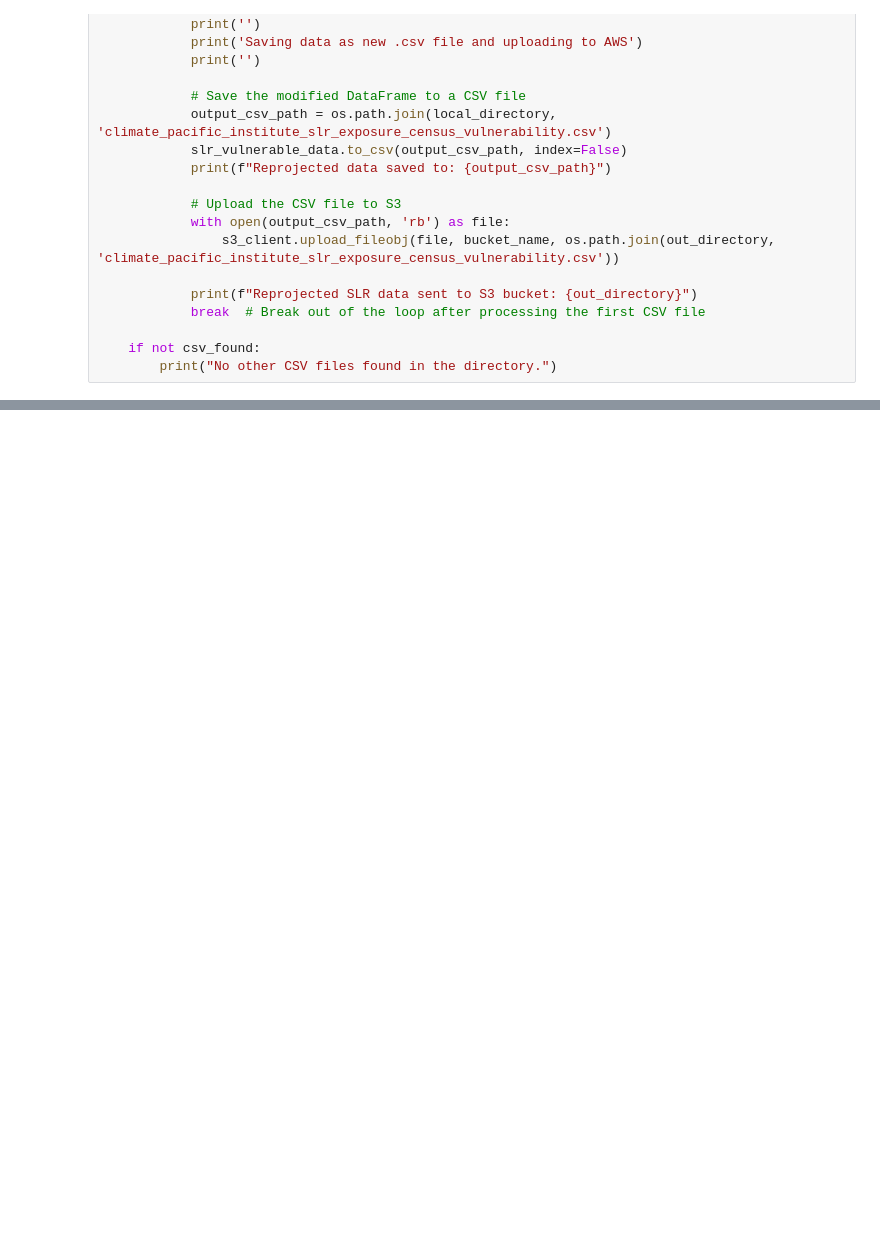
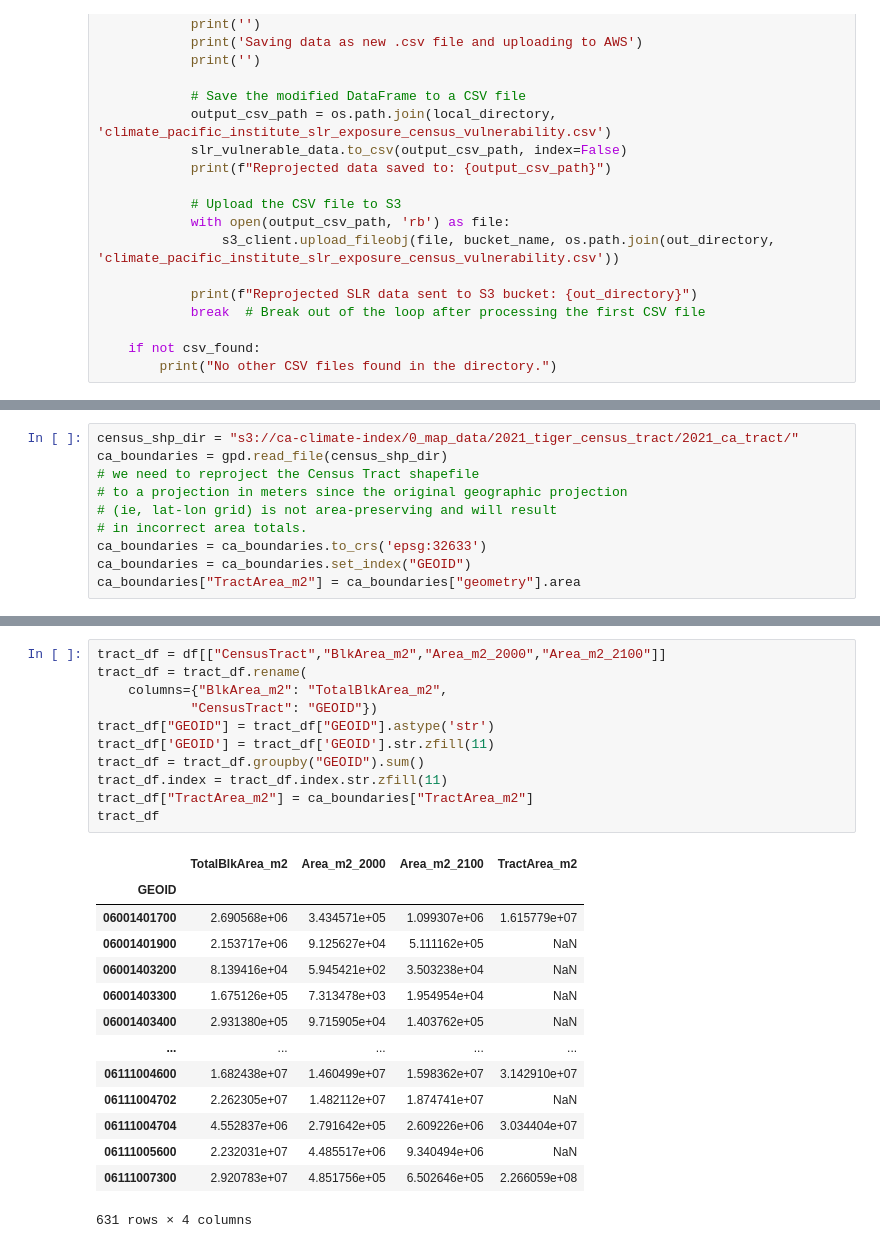
Before and after one commit to Eagle-Rock-Analytics/carb-climate-index, a Jupyter notebook: scripts/data_reproject/pacific_institute_slr_tract.ipynb, the cells around one changed output, grey strips where cells are left out. Drawn from its saved outputs; the diff is of its cells as text; blank space fills up the shorter version.

```diff
--- a/scripts/data_reproject/pacific_institute_slr_tract.ipynb
+++ b/scripts/data_reproject/pacific_institute_slr_tract.ipynb
@@ -101,0 +105,10 @@ No CSV file found in the directory.
+# %%
+census_shp_dir = "s3://ca-climate-index/0_map_data/2021_tiger_census_tract/2021_ca_tract/"
+ca_boundaries = gpd.read_file(census_shp_dir)
+# we need to reproject the Census Tract shapefile
+# to a projection in meters since the original geographic projection
+# (ie, lat-lon grid) is not area-preserving and will result
+# in incorrect area totals.
+ca_boundaries = ca_boundaries.to_crs('epsg:32633')
+ca_boundaries = ca_boundaries.set_index("GEOID")
+ca_boundaries["TractArea_m2"] = ca_boundaries["geometry"].area
@@ -101,0 +134,26 @@ No CSV file found in the directory.
+# %%
+tract_df = df[["CensusTract","BlkArea_m2","Area_m2_2000","Area_m2_2100"]]
+tract_df = tract_df.rename(
+    columns={"BlkArea_m2": "TotalBlkArea_m2",
+            "CensusTract": "GEOID"})
+tract_df["GEOID"] = tract_df["GEOID"].astype('str')
+tract_df['GEOID'] = tract_df['GEOID'].str.zfill(11)
+tract_df = tract_df.groupby("GEOID").sum()
+tract_df.index = tract_df.index.str.zfill(11)
+tract_df["TractArea_m2"] = ca_boundaries["TractArea_m2"]
+tract_df
+# %% [output]
+|  | TotalBlkArea_m2 | Area_m2_2000 | Area_m2_2100 | TractArea_m2 |
+| GEOID |  |  |  |  |
+| 06001401700 | 2.690568e+06 | 3.434571e+05 | 1.099307e+06 | 1.615779e+07 |
+| 06001401900 | 2.153717e+06 | 9.125627e+04 | 5.111162e+05 | NaN |
+| 06001403200 | 8.139416e+04 | 5.945421e+02 | 3.503238e+04 | NaN |
+| 06001403300 | 1.675126e+05 | 7.313478e+03 | 1.954954e+04 | NaN |
+| 06001403400 | 2.931380e+05 | 9.715905e+04 | 1.403762e+05 | NaN |
+| ... | ... | ... | ... | ... |
+| 06111004600 | 1.682438e+07 | 1.460499e+07 | 1.598362e+07 | 3.142910e+07 |
+| 06111004702 | 2.262305e+07 | 1.482112e+07 | 1.874741e+07 | NaN |
+| 06111004704 | 4.552837e+06 | 2.791642e+05 | 2.609226e+06 | 3.034404e+07 |
+| 06111005600 | 2.232031e+07 | 4.485517e+06 | 9.340494e+06 | NaN |
+| 06111007300 | 2.920783e+07 | 4.851756e+05 | 6.502646e+05 | 2.266059e+08 |
+631 rows × 4 columns
```
Also changed, not shown: parts of 6 cells of this notebook.
